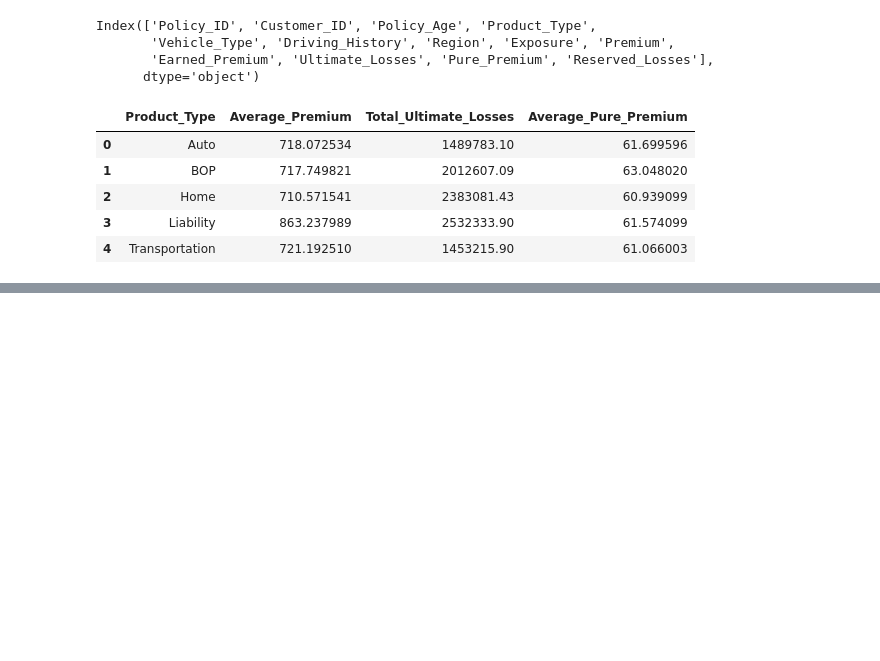
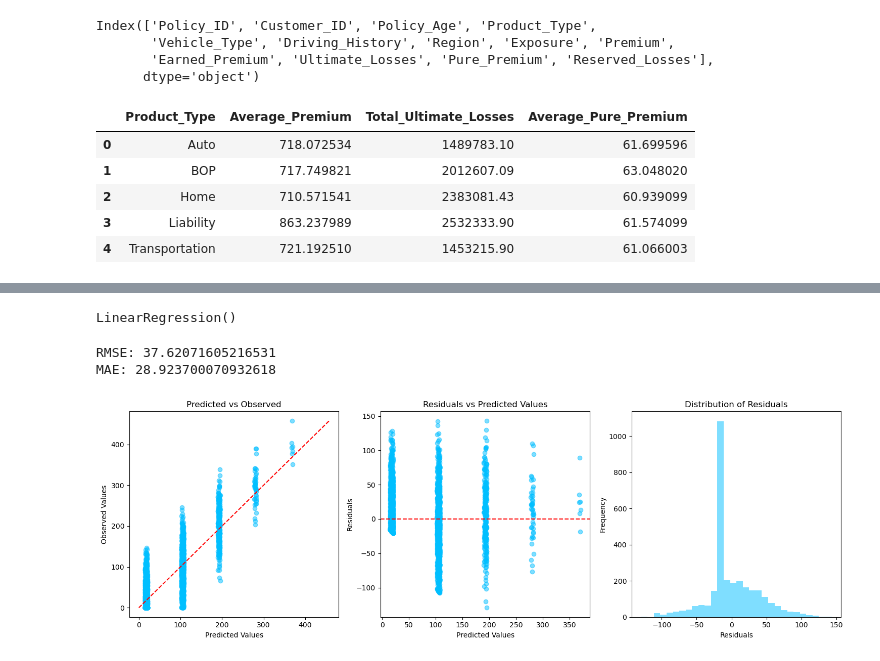
Before and after one commit to guilhermecadori/projects_Python, a Jupyter notebook: ModelDevelopmentAndAnalysis.ipynb, the cells around one changed output, grey strips where cells are left out. Cells and saved outputs as stored; diff of their text form; code cells hidden in the pictures; blank space fills up the shorter version.

Commit message:
First GLM pass complete

```diff
--- a/ModelDevelopmentAndAnalysis.ipynb
+++ b/ModelDevelopmentAndAnalysis.ipynb
@@ -103,0 +131,4 @@ summary
+# %%
+# Selecting features
+X = policies_df[['Policy_Age', 'Vehicle_Type', 'Driving_History']]
+y = policies['Pure_Premium']
@@ -103,0 +207,9 @@ summary
+# %%
+# Spliting data before scaling to avoid data leakage
+X_train, X_test, y_train, y_test = train_test_split(X_final, y, test_size=0.3, random_state=42)
+
+# Feature Scaling
+# Fit scaler on train only and apply it to test as well
+scaler = StandardScaler()
+X_train_scaled = scaler.fit_transform(X_train)
+X_test_scaled = scaler.transform(X_test)
@@ -103,0 +222,52 @@ summary
+# %%
+# Fit GLM
+glm = LinearRegression()
+glm.fit(X_train_scaled, y_train)
+# %% [output]
+LinearRegression()
+# %%
+# Create predictions for the test set
+y_pred = glm.predict(X_test_scaled)
+# %%
+# Evaluate model
+rmse = np.sqrt(mean_squared_error(y_test, y_pred))
+mae = mean_absolute_error(y_test, y_pred)
+
+# Checking metrics
+print(f'RMSE: {rmse}')
+print(f'MAE: {mae}')
+# %% [output]
+RMSE: 37.62071605216531
+MAE: 28.923700070932618
+# %%
+import matplotlib.pyplot as plt
+
+# Define figure and subplots
+fig, axes = plt.subplots(1, 3, figsize=(15, 5))  # 1 row, 3 columns
+
+# First plot: Predicted vs Observed
+axes[0].scatter(x=y_pred, y=y_test, alpha=0.5, color='deepskyblue')
+axes[0].plot([y_test.min(), y_test.max()], [y_test.min(), y_test.max()], color='red', linestyle='--')
+axes[0].set_title('Predicted vs Observed')
+axes[0].set_xlabel('Predicted Values')
+axes[0].set_ylabel('Observed Values')
+
+# Second plot: Residuals vs Predicted
+residuals = y_test - y_pred
+axes[1].scatter(y_pred, residuals, alpha=0.5, color='deepskyblue')
+axes[1].axhline(0, color='red', linestyle='--')
+axes[1].set_title('Residuals vs Predicted Values')
+axes[1].set_xlabel('Predicted Values')
+axes[1].set_ylabel('Residuals')
+
+# Third plot: Distribution of Residuals
+axes[2].hist(residuals, bins=30, alpha=0.5, color='deepskyblue')
+axes[2].set_title('Distribution of Residuals')
+axes[2].set_xlabel('Residuals')
+axes[2].set_ylabel('Frequency')
+
+# Adjust layout and show plots
+plt.tight_layout()
+plt.show()
+# %% [output]
+[figure, added]
```
Also changed, not shown: parts of 12 cells of this notebook.
